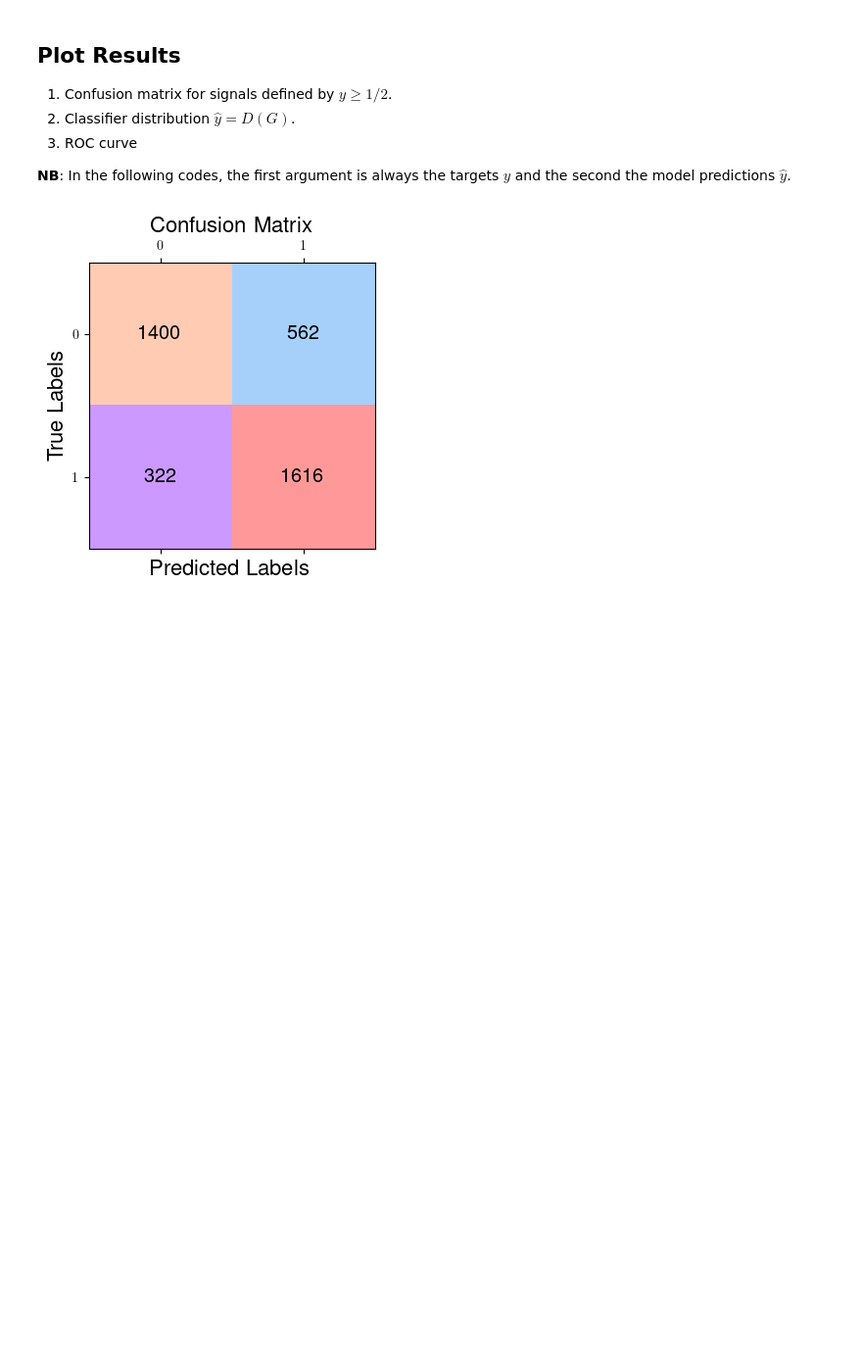
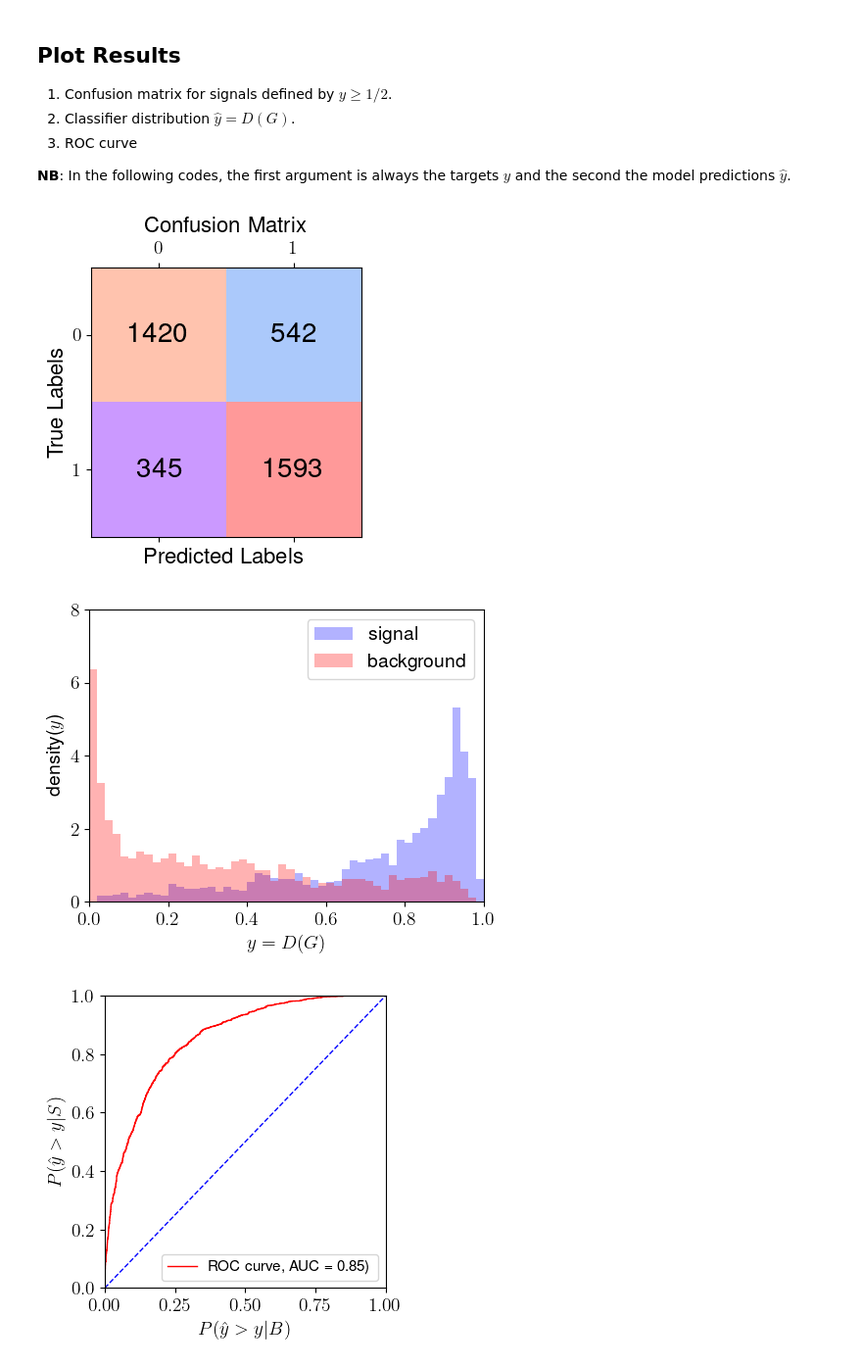
Before and after one commit to hbprosper/mlinphysics, a Jupyter notebook: Labs/06.GNN/code/tutorial_GNN.ipynb, the cells around one changed output. Shown: that part at 98% size. Cells and saved outputs as stored; diff of their text form; code cells hidden in the pictures; blank space fills up the shorter version.

```diff
--- a/Labs/06.GNN/code/tutorial_GNN.ipynb
+++ b/Labs/06.GNN/code/tutorial_GNN.ipynb
@@ -126,7 +116,6 @@ print(f'\n\tAvailable device: {str(DEVICE):4s}\n')
 ## Load Events
 The dataset comprises 36,000 events divided equally between signal and background that have been randomly shuffled. The targets can be accessed using the key 'targets' and an event is accessed by specifying the event number  'N', with the first event being '0'.
 # %%
-events, targets = tut.load_events('../data/events.h5', pTcut=0.5)
-
+events, targets = tut.load_events('../data/events.h5')
 targets.shape, events[0].shape, events[1].shape
 # %% [output]
@@ -454,21 +335,24 @@ For each node, the matrix operation $A X$ assigns weights to the nearest neighbo
 # %%
 class GNNConv(nn.Module):
 
-    def __init__(self, in_features, out_features, scale=0.05):
+    def __init__(self, in_features, embed_dim, out_features,
+                 activation=nn.ReLU()):
 
         # initialize base class
         super().__init__()
 
+        self.activation = activation
+
         # we embed the "n" input vertices in a larger vector space
         # of dimension h = out_features
-        self.embed  = nn.Linear(in_features, out_features)
-        self.linear = nn.Linear(out_features, out_features)
+        self.embed  = nn.Linear(in_features, embed_dim)
+        self.linear = nn.Linear(embed_dim, out_features)
 
     def forward(self, X, A):
 
         # embed vertices in a larger vector space
         X = self.embed(X) # output shape (n, h)
-        X = F.relu(X)
+        X = self.activation(X)
 
         # assign weights to the neighbors of each vertex,
         # weighting the nearest neighbors more heavily.
@@ -480,18 +364,6 @@ class GNNConv(nn.Module):
 
         # return modified vertices
         return X
-
-class InvariantFunction(nn.Module):
-    '''
-    Perform a permutation and vertex count-invariant operation on the
-    vertices of a graph.
-    '''
-    def __init__(self):
-        super().__init__()
-
-    def forward(self, x):
-        m = x.mean(dim=1)
-        return m
 # %% [markdown]
 ### Build graph neural network (GNN)
 # %%
@@ -543,9 +417,9 @@ class GNN(mlp.Model):
 # %%
 importlib.reload(mlp)
 
-model = GNN().to(DEVICE)
+model = GNN(in_features=3, embed_dim=40, out_features=1).to(DEVICE)
+print(model)
 print('number of parameters:', mlp.number_of_parameters(model))
-print(model)
 print()
 
 print('Parameters\n')
@@ -709,11 +560,17 @@ def plot_confusion_matrix(y, y_pred, gfile='confusion_matrix.png'):
 # %%
+importlib.reload(tut)
+
 model.load(config('file/params'))
 
-y_hat  = np.array([(float(model(x).detach().cpu()),
+Y = np.array([(float(model(x).detach().cpu()),
                     float(y.detach().cpu())) for x, y in test_loader])
-y_hat, y_true = y_hat.T
-y_pred = (y_hat > 0.5).astype(int)
+y_hat, test_targets = Y.T
+test_preds = (y_hat > 0.5).astype(int)
 
-plot_confusion_matrix(y_true, y_pred)
+tut.plot_confusion_matrix(test_targets, test_preds)
+tut.histogram_classifier_outputs(test_targets, y_hat)
+tut.plot_roc(test_targets, y_hat)
 # %% [output]
-[figure, old version]
+[figure, new version]
+[figure, added]
+[figure, added]
```
Also changed, not shown: parts of 17 cells of this notebook, 1 other file.
